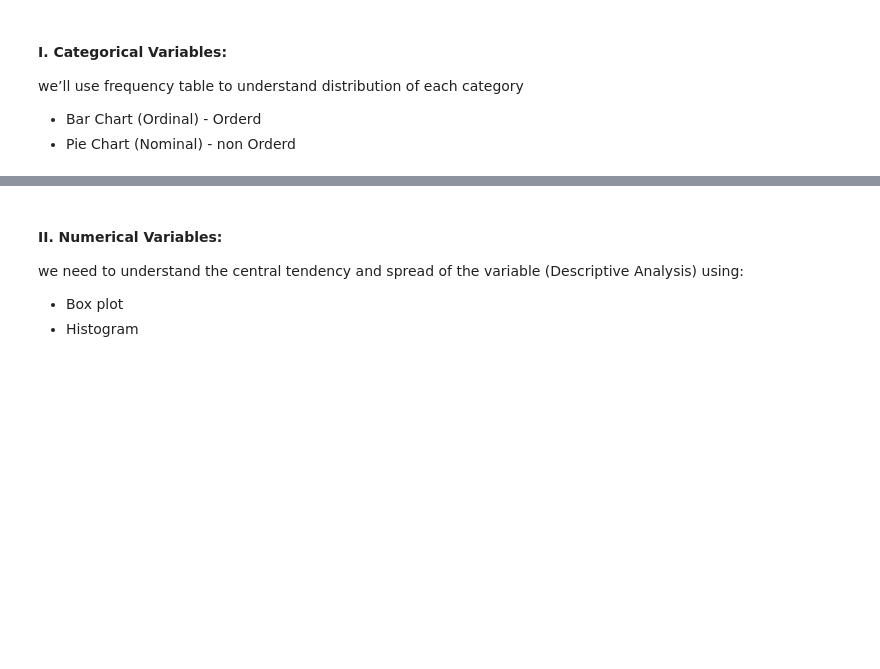
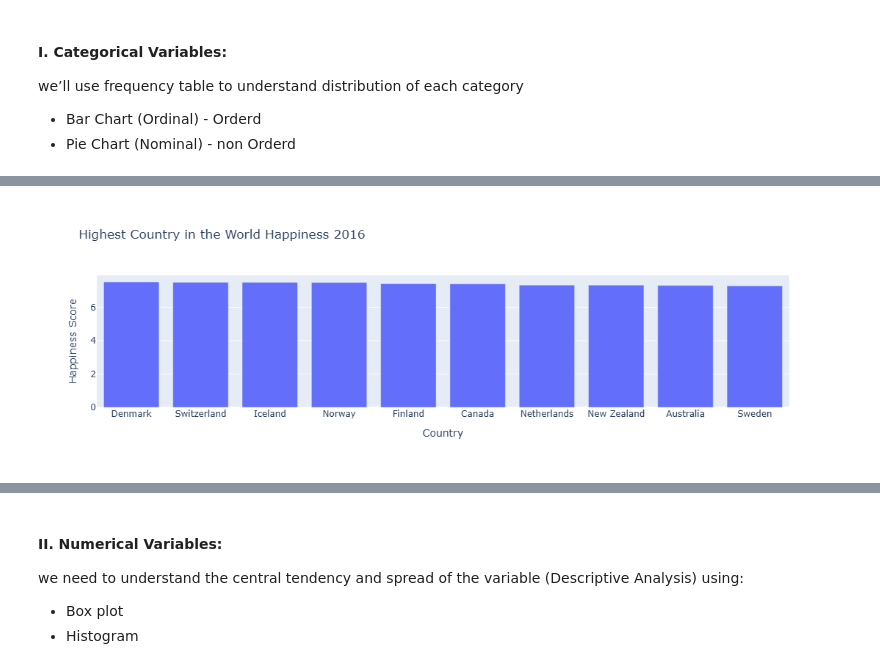
Before and after one commit to sara1h0t/Usecase-2, a Jupyter notebook: EDA explain template.ipynb, the cells around one changed output, grey strips where cells are left out. Drawn from its saved outputs; the diff is of its cells as text; code cells hidden in the pictures; blank space fills up the shorter version.

```diff
--- a/EDA explain template.ipynb
+++ b/EDA explain template.ipynb
@@ -640,0 +852,5 @@ we’ll use frequency table to understand distribution of each category
+# %%
+fig = px.bar(World_Happiness16[:10], x='Country', y='Happiness Score', title='Highest Country in the World Happiness 2016 ')
+fig.show()
+# %% [output]
+[figure, added]
```
Also changed, not shown: parts of 51 cells of this notebook.
